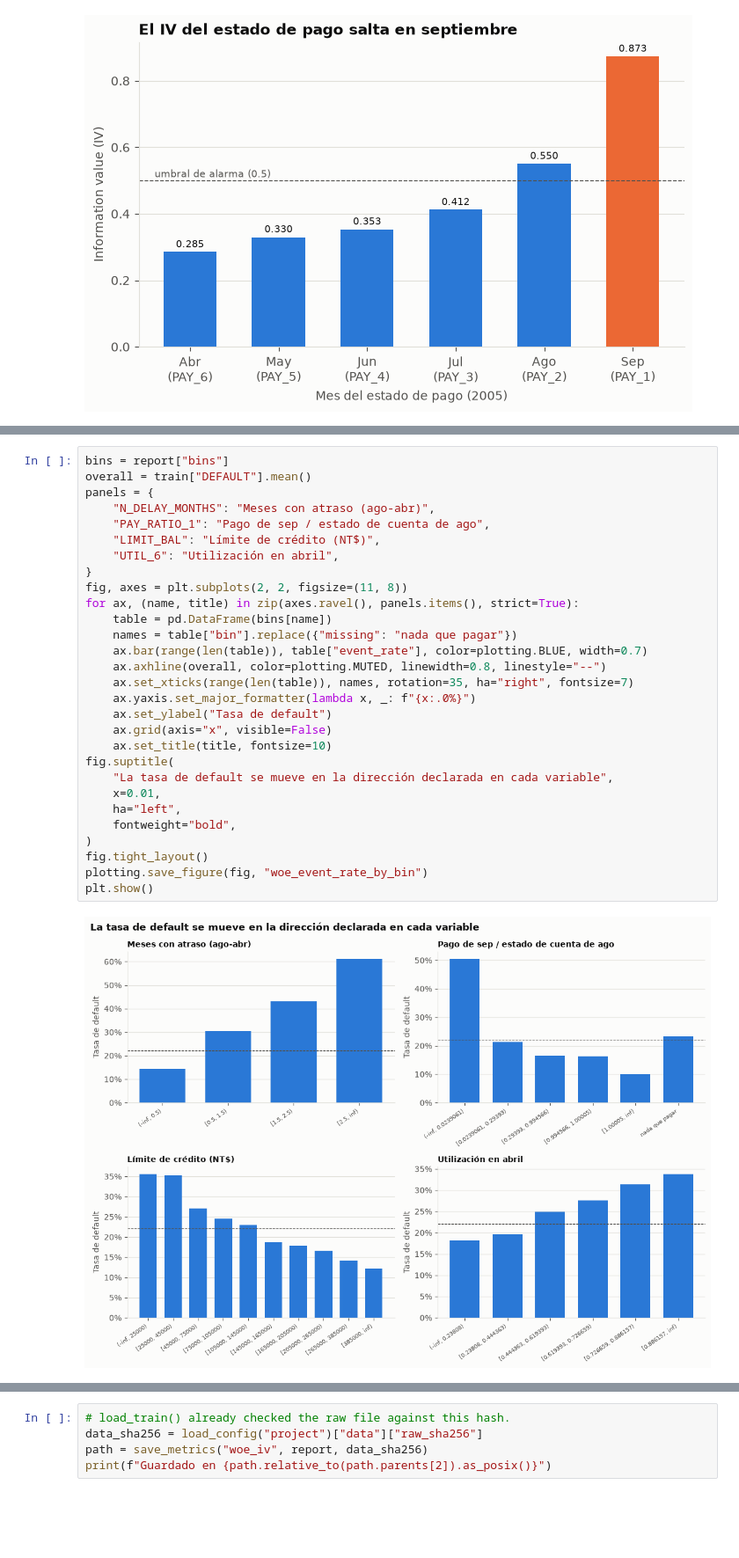
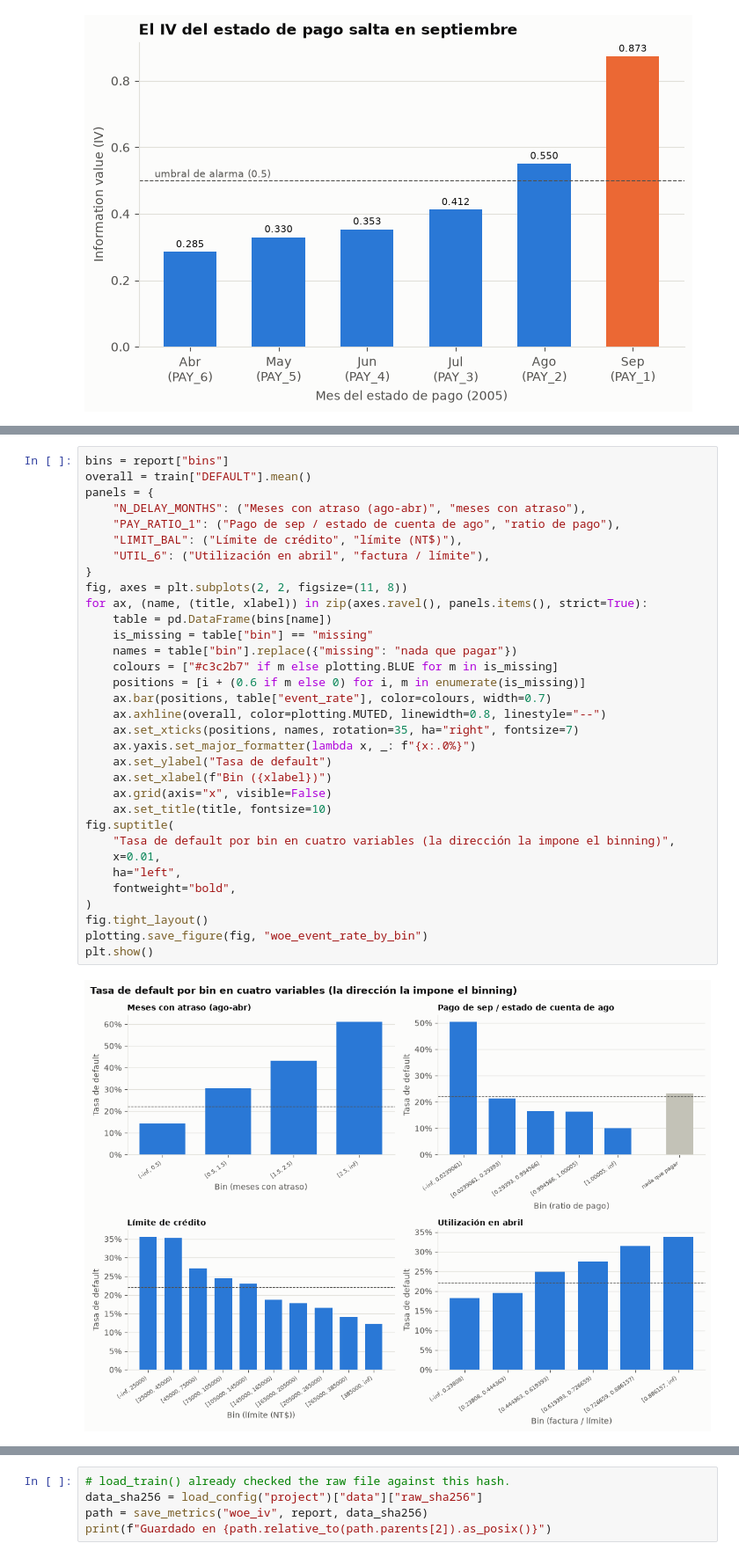
Before and after one commit to caleb9898/Credit-risk-scorecard-collections, a Jupyter notebook: notebooks/02_woe_iv_binning.ipynb, the cells around one changed output, grey strips where cells are left out. Shown at 88% size. Drawn from its saved outputs; the diff is of its cells as text; blank space fills up the shorter version.

```diff
--- a/notebooks/02_woe_iv_binning.ipynb
+++ b/notebooks/02_woe_iv_binning.ipynb
@@ -236,31 +249,35 @@ la tasa promedio.
 # %%
 bins = report["bins"]
 overall = train["DEFAULT"].mean()
 panels = {
-    "N_DELAY_MONTHS": "Meses con atraso (ago-abr)",
-    "PAY_RATIO_1": "Pago de sep / estado de cuenta de ago",
-    "LIMIT_BAL": "Límite de crédito (NT$)",
-    "UTIL_6": "Utilización en abril",
+    "N_DELAY_MONTHS": ("Meses con atraso (ago-abr)", "meses con atraso"),
+    "PAY_RATIO_1": ("Pago de sep / estado de cuenta de ago", "ratio de pago"),
+    "LIMIT_BAL": ("Límite de crédito", "límite (NT$)"),
+    "UTIL_6": ("Utilización en abril", "factura / límite"),
 }
 fig, axes = plt.subplots(2, 2, figsize=(11, 8))
-for ax, (name, title) in zip(axes.ravel(), panels.items(), strict=True):
+for ax, (name, (title, xlabel)) in zip(axes.ravel(), panels.items(), strict=True):
     table = pd.DataFrame(bins[name])
+    is_missing = table["bin"] == "missing"
     names = table["bin"].replace({"missing": "nada que pagar"})
-    ax.bar(range(len(table)), table["event_rate"], color=plotting.BLUE, width=0.7)
+    colours = ["#c3c2b7" if m else plotting.BLUE for m in is_missing]
+    positions = [i + (0.6 if m else 0) for i, m in enumerate(is_missing)]
+    ax.bar(positions, table["event_rate"], color=colours, width=0.7)
     ax.axhline(overall, color=plotting.MUTED, linewidth=0.8, linestyle="--")
-    ax.set_xticks(range(len(table)), names, rotation=35, ha="right", fontsize=7)
+    ax.set_xticks(positions, names, rotation=35, ha="right", fontsize=7)
     ax.yaxis.set_major_formatter(lambda x, _: f"{x:.0%}")
     ax.set_ylabel("Tasa de default")
+    ax.set_xlabel(f"Bin ({xlabel})")
     ax.grid(axis="x", visible=False)
     ax.set_title(title, fontsize=10)
 fig.suptitle(
-    "La tasa de default se mueve en la dirección declarada en cada variable",
+    "Tasa de default por bin en cuatro variables (la dirección la impone el binning)",
     x=0.01,
     ha="left",
     fontweight="bold",
 )
 fig.tight_layout()
 plotting.save_figure(fig, "woe_event_rate_by_bin")
 plt.show()
 # %% [output]
-[figure, old version]
+[figure, new version]
```
Also changed, not shown: parts of 19 cells of this notebook, 5 other files.
